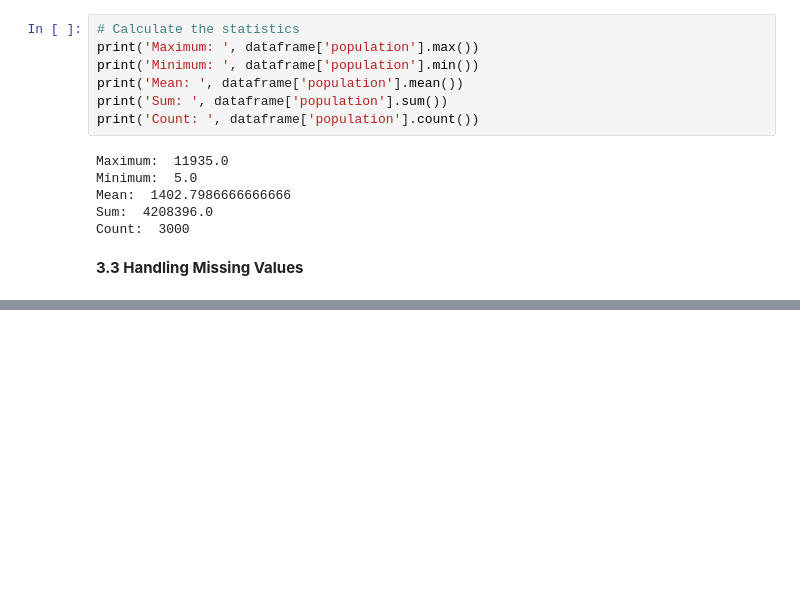
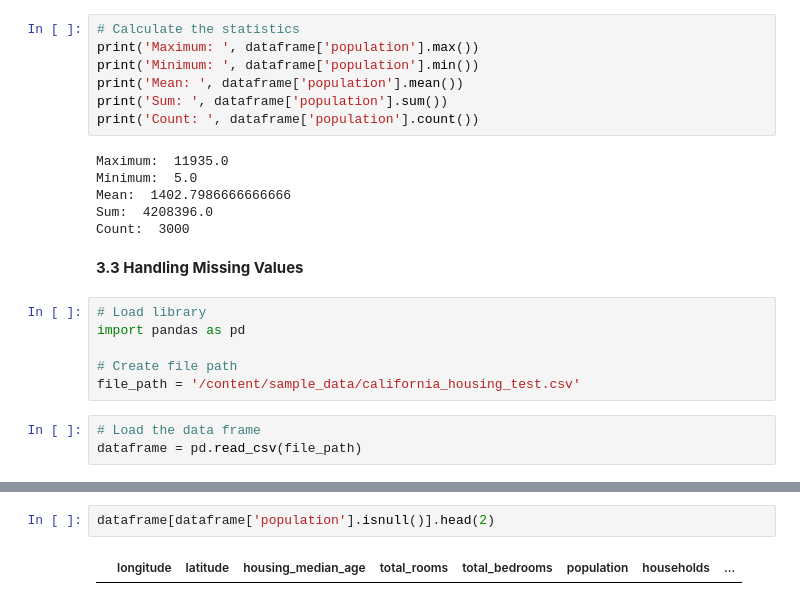
Before and after one commit to Pubudu-98/Colab, a Jupyter notebook: ML_with_Python.ipynb, the cells around one changed output, grey strips where cells are left out. Drawn from its saved outputs; the diff is of its cells as text; blank space fills up the shorter version.

```diff
--- a/ML_with_Python.ipynb
+++ b/ML_with_Python.ipynb
@@ -324,3 +342,12 @@ Sum:  4208396.0
 Count:  3000
 # %% [markdown]
 **3.3 Handling Missing Values**
+# %%
+# Load library
+import pandas as pd
+
+# Create file path
+file_path = '/content/sample_data/california_housing_test.csv'
+# %%
+# Load the data frame
+dataframe = pd.read_csv(file_path)
@@ -326,0 +363,4 @@ Count:  3000
+# %%
+dataframe[dataframe['population'].isnull()].head(2)
+# %% [output]
+|  | longitude | latitude | housing_median_age | total_rooms | total_bedrooms | population | households | ... |
```
Also changed, not shown: parts of 26 cells of this notebook.
